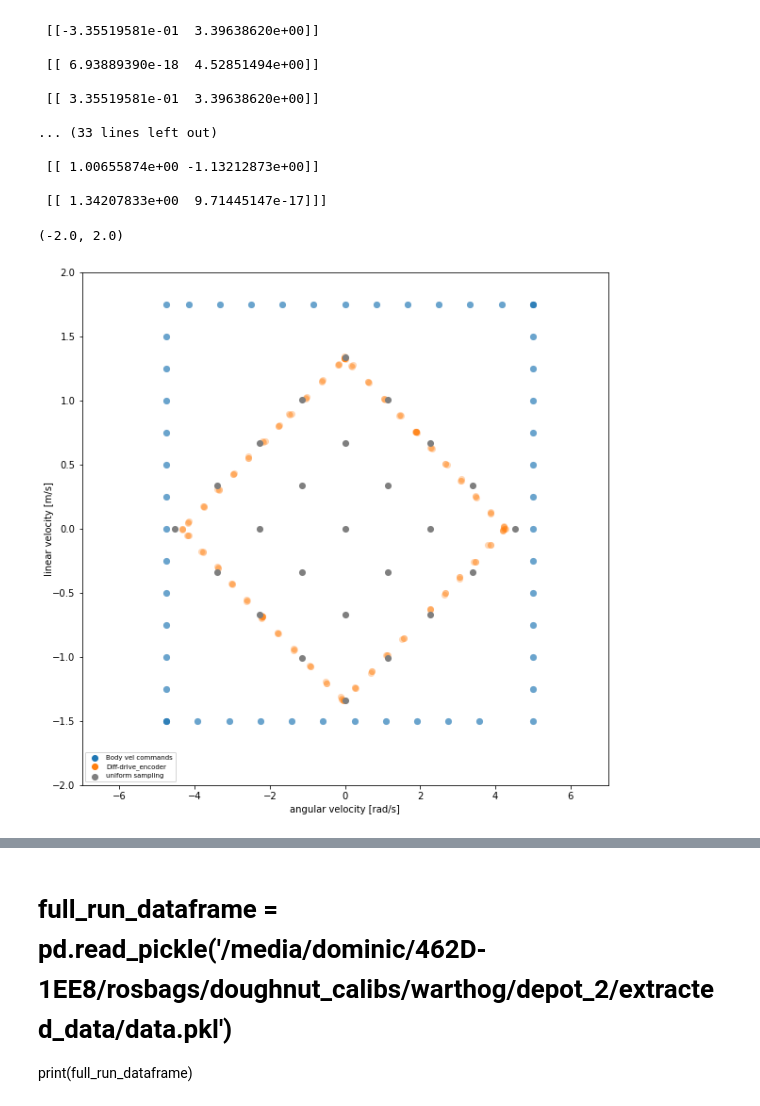
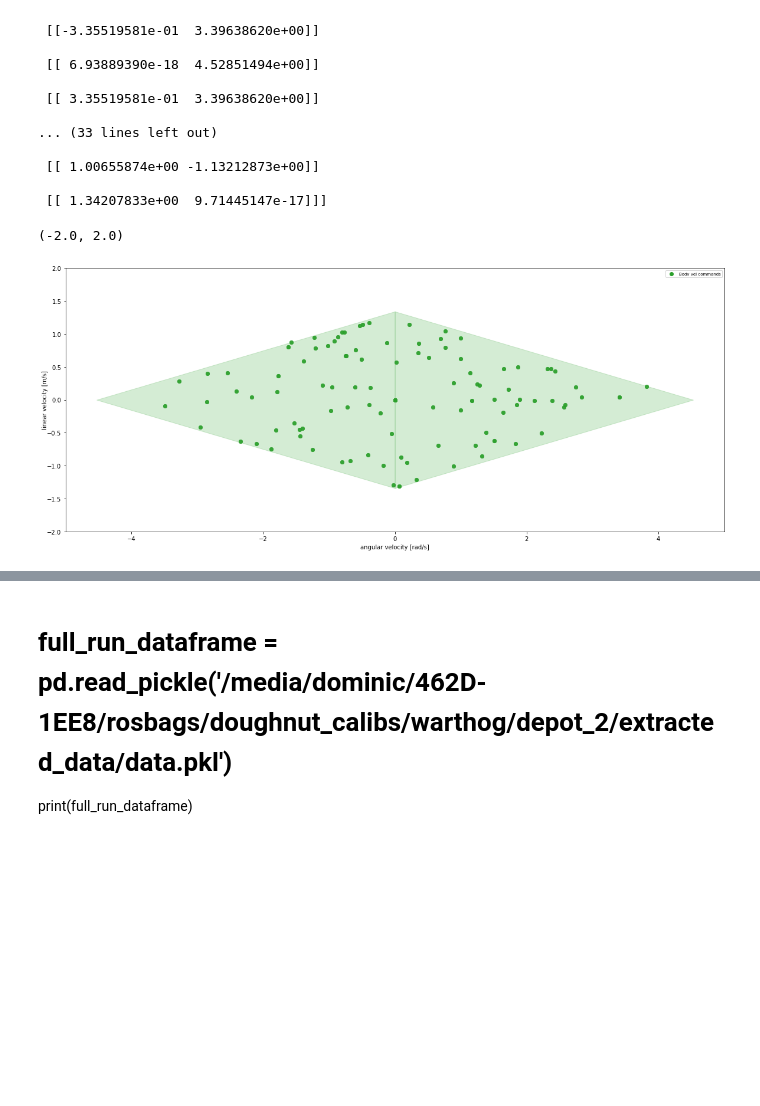
Before and after one commit to norlab-ulaval/norlab_WMRD, a Jupyter notebook: DB/plot_velocities.ipynb, the cells around one changed output, grey strips where cells are left out. Drawn from its saved outputs; the diff is of its cells as text; code cells hidden in the pictures; blank space fills up the shorter version.

Commit message:
progressing with marmotte datasets

```diff
--- a/DB/plot_velocities.ipynb
+++ b/DB/plot_velocities.ipynb
@@ -13,7 +13,7 @@ from models.kinematic.ideal_diff_drive import Ideal_diff_drive
 # %% [output]
 3.10.6 (main, Nov  2 2022, 18:53:38) [GCC 11.3.0]
 # %%
-dataframe = pd.read_pickle('/home/dominic/repos/norlab_WMRD/data/marmotte/torch_mw_dataset_all.pkl')
+dataframe = pd.read_pickle('/home/dominic/repos/norlab_WMRD/data/marmotte/ga_8_12_2022_b/torch_dataset_all.pkl')
 input_space_dataframe = pd.read_pickle('/home/dominic/repos/norlab_WMRD/data/marmotte/input_space/input_space_data.pkl')
-print(dataframe)
+print(dataframe.columns)
 # %% [output]
@@ -56,6 +47,21 @@ print(min_wheel_vel)
 
 bounded_powertrain = Bounded_powertrain(max_wheel_vel, max_wheel_vel, min_wheel_vel, min_wheel_vel)
 
+maximum_linear_vel_positive = ideal_diff_drive.compute_body_vel(np.array([max_wheel_vel, max_wheel_vel]))[0]
+maximum_linear_vel_negative = ideal_diff_drive.compute_body_vel(np.array([-max_wheel_vel, -max_wheel_vel]))[0]
+maximum_angular_vel_positive = ideal_diff_drive.compute_body_vel(np.array([-max_wheel_vel, max_wheel_vel]))[1]
+maximum_angular_vel_negative = ideal_diff_drive.compute_body_vel(np.array([max_wheel_vel, -max_wheel_vel]))[1]
+print(maximum_linear_vel_positive)
+
+num_points = 100
+
+char_angular_vel_linspace_negative = np.linspace(maximum_angular_vel_negative, 0, int(num_points / 2)).flatten()
+char_angular_vel_linspace_positive = np.linspace(0, maximum_angular_vel_positive, int(num_points / 2)).flatten()
+char_q1_vel_linspace = np.linspace(0, maximum_linear_vel_positive, int(num_points / 2)).flatten()
+char_q2_vel_linspace = np.linspace(maximum_linear_vel_positive, 0, int(num_points / 2)).flatten()
+char_q3_vel_linspace = np.linspace(maximum_linear_vel_negative, 0, int(num_points / 2)).flatten()
+char_q4_vel_linspace = np.linspace(0, maximum_linear_vel_negative, int(num_points / 2)).flatten()
+
 #bounded_powertrain = Bounded_powertrain(input_space_dataframe)
 # %% [output]
    calibrated_radius [m]  calibrated baseline [m]  \
@@ -154,7 +160,7 @@ print(full_vels_array)
 
  [[ 1.34207833e+00  9.71445147e-17]]]
 # %%
-plt.figure(figsize=(10,10))
+plt.figure(figsize=(20,10))
 ax = plt.gca()
 fig = plt.gcf()
 
@@ -174,10 +180,22 @@ fig = plt.gcf()
 #                   label='Autorally encoders-based body velocities',
 #                  rasterized=True)
 
-alpha_plot = 0.3
+line_width = 5
+alpha = 0.2
+
+
+# q1_char_input_space = ax.plot(char_angular_vel_linspace_negative, char_q1_vel_linspace, color='C2', lw=line_width, label='Characterized')
+# q2_char_input_space = ax.plot(char_angular_vel_linspace_positive, char_q2_vel_linspace, color='C2', lw=line_width)
+# q3_char_input_space = ax.plot(char_angular_vel_linspace_positive, char_q3_vel_linspace, color='C2', lw=line_width)
+# q4_char_input_space = ax.plot(char_angular_vel_linspace_negative, char_q4_vel_linspace, color='C2', lw=line_width)
+
+ax.fill_between(char_angular_vel_linspace_negative, char_q1_vel_linspace, y2=char_q4_vel_linspace, alpha=alpha, color='C2')
+ax.fill_between(char_angular_vel_linspace_positive, char_q2_vel_linspace, y2=char_q3_vel_linspace, alpha=alpha, color='C2')
+
+alpha_plot = 0.6
 
 cmd = ax.scatter(cmd_omega_steady_state, cmd_vx_steady_state,
-                  c = 'tab:blue',
+                  c = 'C2',
                   cmap = 'hot',
                   alpha = alpha_plot,
                   lw=0,
@@ -185,14 +203,14 @@ cmd = ax.scatter(cmd_omega_steady_state, cmd_vx_steady_state,
                   label='Body vel commands',
                  rasterized=True)
 
-encoder = ax.scatter(encoder_omega_steady_state, encoder_vx_steady_state,
-                  c = 'tab:orange',
-                  cmap = 'hot',
-                  alpha = alpha_plot,
-                  lw=0,
-                  s=50,
-                  label='Diff-drive_encoder',
-                 rasterized=True)
+# encoder = ax.scatter(encoder_omega_steady_state, encoder_vx_steady_state,
+#                   c = 'tab:orange',
+#                   cmap = 'hot',
+#                   alpha = alpha_plot,
+#                   lw=0,
+#                   s=50,
+#                   label='Diff-drive_encoder',
+#                  rasterized=True)
 
 # input_space_aware = ax.scatter(calibrated_diff_drive_steady_state[:, 1], calibrated_diff_drive_steady_state[:, 0],
 #                   c = 'tab:red',
@@ -204,41 +222,45 @@ encoder = ax.scatter(encoder_omega_steady_state, encoder_vx_steady_state,
 #                  rasterized=True)
 
 
-uniform_sampling = ax.scatter(full_vels_array[:, 0, 1], full_vels_array[:, 0, 0],
-                  c = 'tab:gray',
-                  cmap = 'hot',
-                  alpha = 1,
-                  lw=0,
-                  s=50,
-                  label='uniform sampling',
-                 rasterized=True)
+# uniform_sampling = ax.scatter(full_vels_array[:, 0, 1], full_vels_array[:, 0, 0],
+#                   c = 'tab:gray',
+#                   cmap = 'hot',
+#                   alpha = 1,
+#                   lw=0,
+#                   s=50,
+#                   label='uniform sampling',
+#                  rasterized=True)
 
 # icp = ax.scatter(icp_omega_steady_state, icp_vx_steady_state,
-#                   c = 'tab:green',
+#                   c = 'C0',
 #                   cmap = 'hot',
 #                   alpha = alpha_plot,
 #                   lw=0,
 #                   s=50,
 #                   label='ICP (lon) and IMU (ang)',
 #                  rasterized=True)
+
+
+
+ax.set_aspect('equal', 'box')
 
 ax.set_ylabel('linear velocity [m/s]', labelpad=-2)
 ax.set_xlabel('angular velocity [rad/s]')
 
 leg = plt.legend(fontsize=7, loc='best')
 for lh in leg.legendHandles:
     lh.set_alpha(1)
 
-ax.set_xlim(-7, 7)
+ax.set_xlim(-5, 5)
 ax.set_ylim(-2, 2.0)
 
 # ax.set_xticks([-1,0,1])
 # ax.set_yticks([-1,0,1])
 # ax.set_xticklabels([r'$-\dot{\theta}_{max}$', '0', r'$\dot{\theta}_{max}$'])
 # ax.set_yticklabels([r'$-v_{max}$', '0', r'$v_{max}$'])
 
 # fig.subplots_adjust(left=.15, bottom=.17, right=.98, top=.98)
 # fig.set_size_inches(width, height)
 # %% [output]
 (-2.0, 2.0)
-[figure, old version]
+[figure, new version]
```
Also changed, not shown: parts of 10 cells of this notebook, 4 other files.
